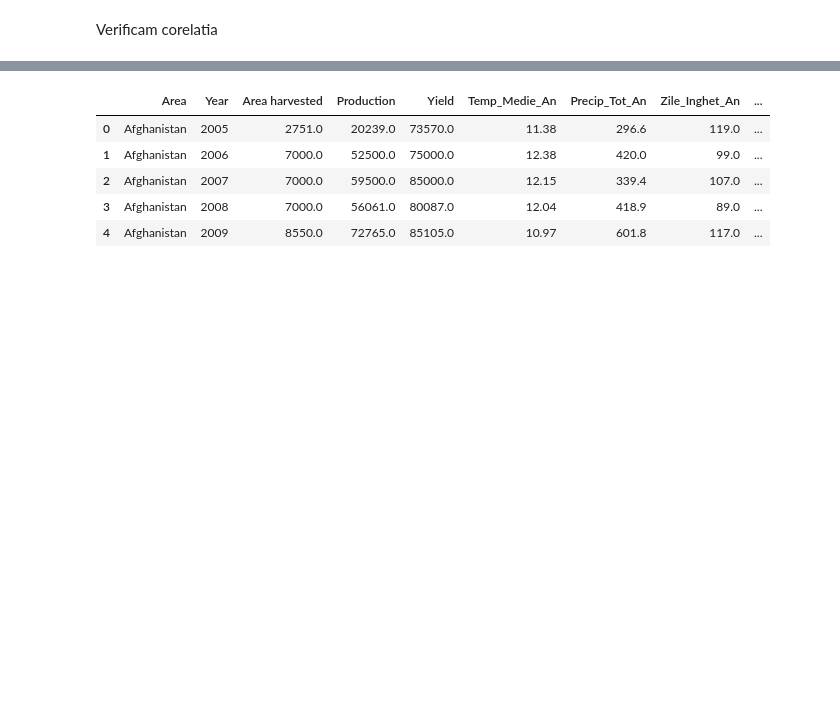
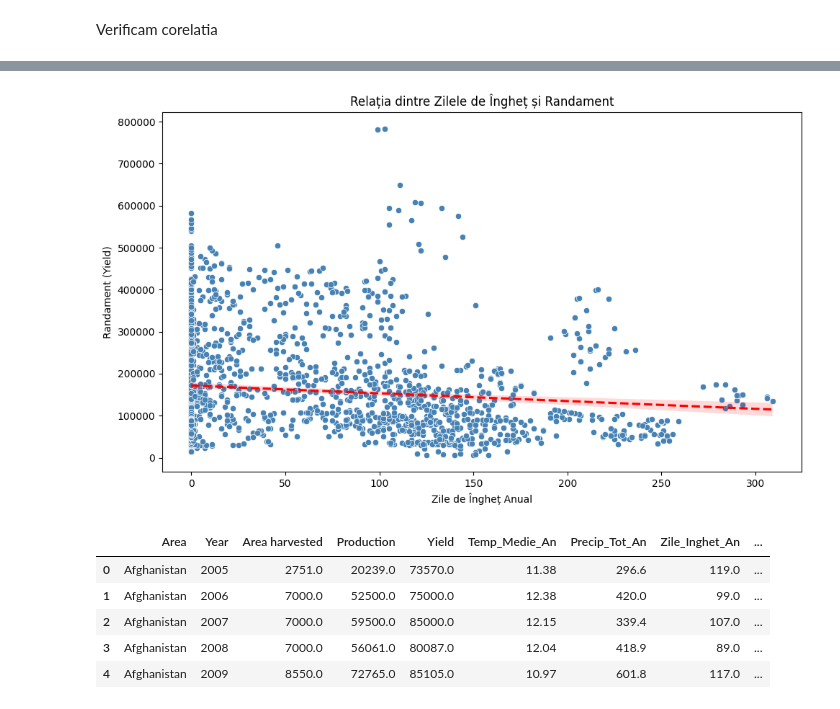
Before and after one commit to PopAdrian1/ML-project, a Jupyter notebook: Proiect nou/Predictie randament productie mere/main.ipynb, the cells around one changed output, grey strips where cells are left out. Cells and saved outputs as stored; diff of their text form; code cells hidden in the pictures; blank space fills up the shorter version.

```diff
--- a/Proiect nou/Predictie randament productie mere/main.ipynb
+++ b/Proiect nou/Predictie randament productie mere/main.ipynb
@@ -264,3 +271,16 @@ plt.show()
+# %%
+# Yield vs Zile_Inghet_An
+plt.figure(figsize=(10, 6))
+sns.scatterplot(data=df, x='Zile_Inghet_An', y='Yield', color='steelblue')
+sns.regplot(data=df, x='Zile_Inghet_An', y='Yield', scatter=False, color='red',
+            line_kws={'linestyle': '--'})
+plt.title("Relația dintre Zilele de Îngheț și Randament")
+plt.xlabel("Zile de Îngheț Anual")
+plt.ylabel("Randament (Yield)")
+plt.tight_layout()
+plt.show()
+# %% [output]
+[figure, added]
 # %%
 df.head()
 # %% [output]
```
Also changed, not shown: parts of 2 cells of this notebook, 1 other file.
